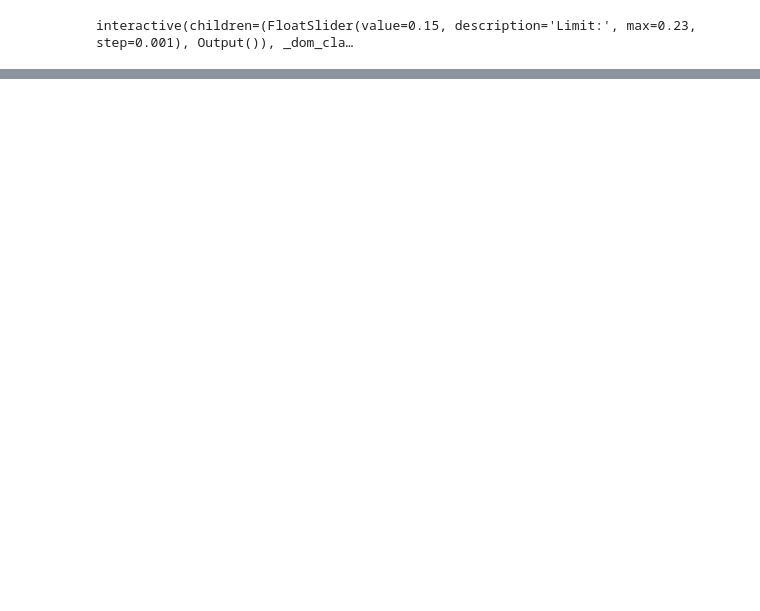
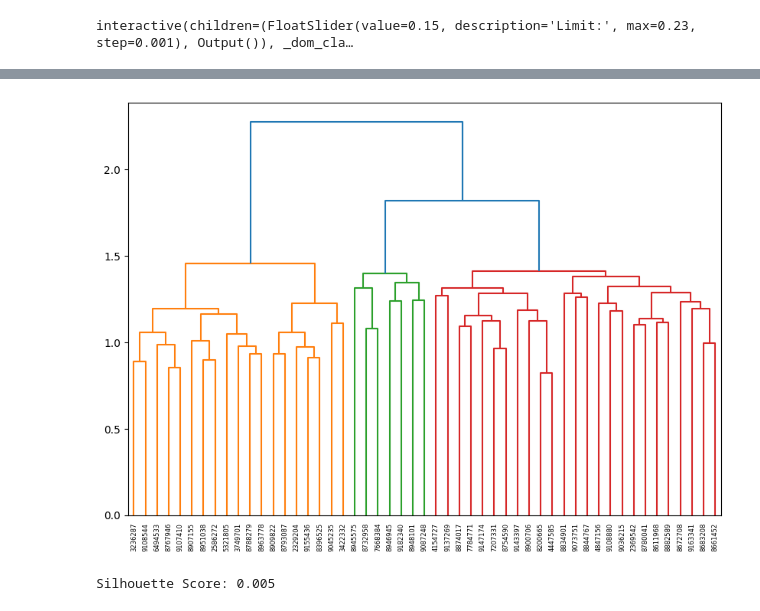
Before and after one commit to ax-ten/ICON-23-24-EDH, a Jupyter notebook: Correlation Matrix.ipynb, the cells around one changed output, grey strips where cells are left out. Saved outputs shown, nothing was run; the diff lists cells and outputs as text; code cells hidden in the pictures; blank space fills up the shorter version.

Commit message:
Similarità 100% + Dendrogramma

```diff
--- a/Correlation Matrix.ipynb
+++ b/Correlation Matrix.ipynb
@@ -53,6 +45,8 @@ scaler = StandardScaler()
 # scaler = RobustScaler()
 df_scaled[numeric_cols] =  scaler.fit_transform(df[numeric_cols])
 correlation_matrix = df_scaled.corr()
+# %%
+grim.remove(9092494)
 # %%
 import numpy as np # type: ignore
 plt.figure(figsize=(10, 8))
@@ -93,4 +87,14 @@ limit_slider = widgets.FloatSlider(value=0.15, min=0.00, max=0.23, step=0.001, d
 widgets.interactive(update_heatmap, limit=limit_slider)
 # %% [output]
 interactive(children=(FloatSlider(value=0.15, description='Limit:', max=0.23, step=0.001), Output()), _dom_cla…
+# %%
+matrix = grim.similarity_matrix()
+rows, cols = matrix.shape
+
+if rows != cols:
+    raise ValueError("La matrice non è quadrata.")
+if not (matrix == matrix.T).all():
+    raise ValueError("La matrice non è simmetrica.")
+if (matrix < 0).any():
+    raise ValueError("La matrice contiene valori negativi.")
 # %%
@@ -148,0 +139,26 @@ Su un totale di 1030 carte:
+# %%
+from sklearn.cluster import AffinityPropagation
+import matplotlib.pyplot as plt
+import scipy.cluster.hierarchy as sch
+
+
+clustering = AffinityPropagation(preference=10)
+
+distanze = 1 - matrix
+deck_ids = list(grim.get_all_deck_ids())
+labels = clustering.fit_predict(distanze)
+
+
+plt.figure(figsize=(10, 7))
+dendrogram = sch.dendrogram(sch.linkage(distanze, method='complete'), labels=deck_ids)
+plt.show()
+# %% [output]
+[figure, added]
+# %%
+
+from sklearn.metrics import silhouette_score
+# Calcola il silhouette score
+score = silhouette_score(distanze, labels, metric='precomputed')
+print(f'Silhouette Score: {score:.3f}')
+# %% [output]
+Silhouette Score: 0.005
```
Also changed, not shown: parts of 8 cells of this notebook, 1 other file.
